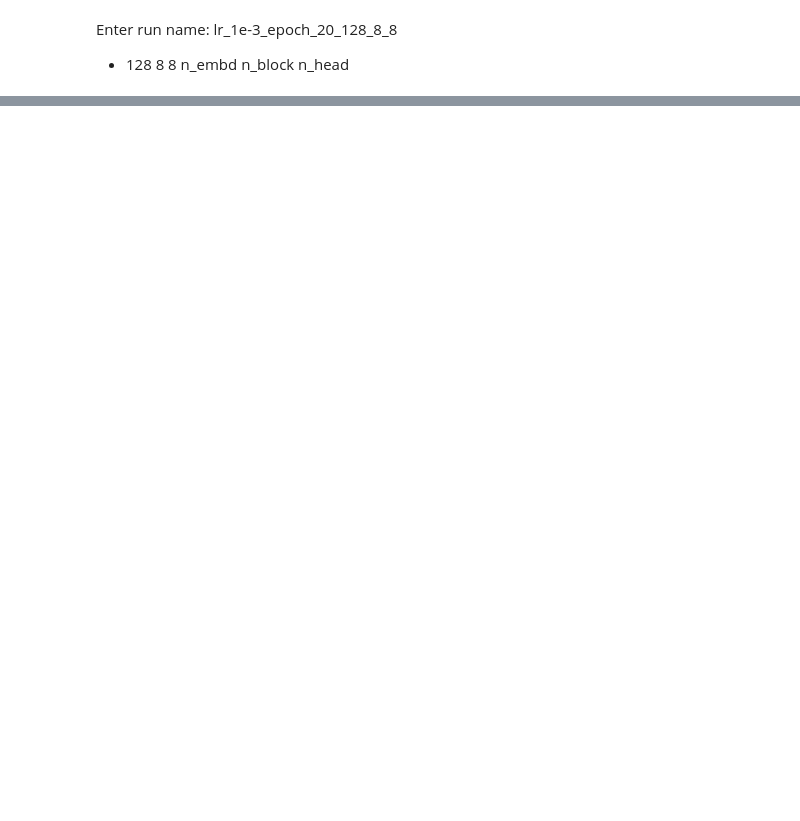
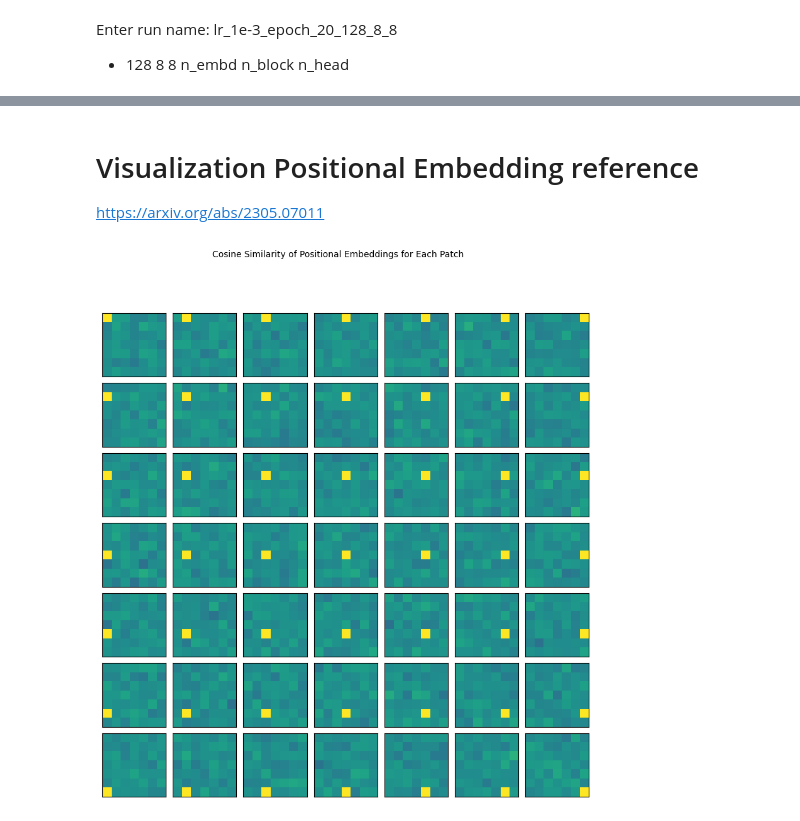
Before and after one commit to thenaivekid/Vision-Transformer-From-Scratch, a Jupyter notebook: Implementing_VIT.ipynb, the cells around one changed output, grey strips where cells are left out. Drawn from its saved outputs; the diff is of its cells as text; code cells hidden in the pictures; blank space fills up the shorter version.

Commit message:
attn map and pos embd viz done

```diff
--- a/Implementing_VIT.ipynb
+++ b/Implementing_VIT.ipynb
@@ -165,4 +159,6 @@ class LayerNorm(nn.Module):
 in multihead attention, we project the input to have 3 times the input dims(channel),
 split to k, q, v
 then divide channel to all the heads, so each k q v act in a subset of channels. then we aggregate
+# %%
+attention_maps = []
 # %%
@@ -468,0 +415,14 @@ Mounted at /content/drive
+# %%
+
+model = VisionTransformerForClassificaiton()
+device = torch.device("cuda" if torch.cuda.is_available() else "cpu")
+
+model = VisionTransformerForClassificaiton().to(device)
+checkpoint_path = "/content/drive/MyDrive/research/lr_1e-3_epoch_20_128_8_8.pth"
+model.load_state_dict(torch.load(checkpoint_path, map_location=torch.device('cpu')))
+model.eval()
+if torch.cuda.device_count() > 1:
+  print(f"using {torch.cuda.device_count()} gpus")
+  model = nn.DataParallel(model)
+
+model(torch.randn((1, 1, 28, 28))).shape
@@ -468,0 +453,34 @@ Mounted at /content/drive
+# %% [markdown]
+# Visualization Positional Embedding reference
+https://arxiv.org/abs/2305.07011
+# %%
+import torch
+import numpy as np
+import matplotlib.pyplot as plt
+from sklearn.metrics.pairwise import cosine_similarity
+
+positional_embd = model.state_dict()["vit.positional_embd"]
+positional_embd = positional_embd[0, 1:].detach().cpu().numpy()
+
+num_patches = positional_embd.shape[0]
+grid_size = int(np.sqrt(num_patches))
+
+cos_sim_matrix = cosine_similarity(positional_embd)
+
+fig, axes = plt.subplots(grid_size, grid_size, figsize=(10, 10))
+
+for i in range(grid_size):
+    for j in range(grid_size):
+        patch_index = i * grid_size + j
+        similarity = cos_sim_matrix[patch_index].reshape(grid_size, grid_size)
+        ax = axes[i, j]
+        im = ax.imshow(similarity, cmap='viridis', vmin=-1, vmax=1)
+        ax.set_xticks([])
+        ax.set_yticks([])
+
+# fig.colorbar(im, ax=axes.ravel().tolist(), shrink=0.5, label="Cosine Similarity")
+plt.suptitle("Cosine Similarity of Positional Embeddings for Each Patch", fontsize=10)
+plt.subplots_adjust(wspace=0.1, hspace=0.1)
+plt.show()
+# %% [output]
+[figure, added]
```
Also changed, not shown: parts of 20 cells of this notebook, 1 other file.
